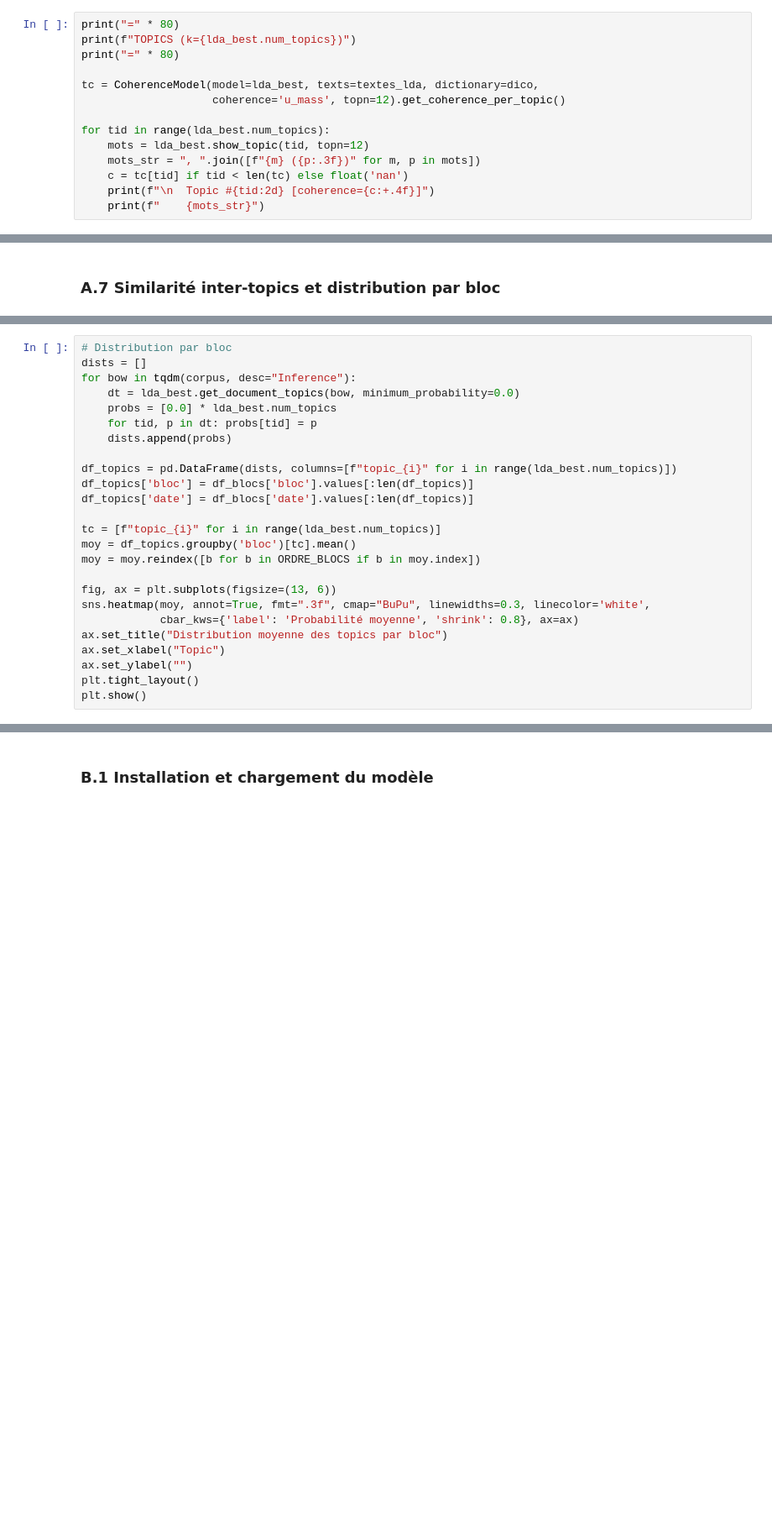
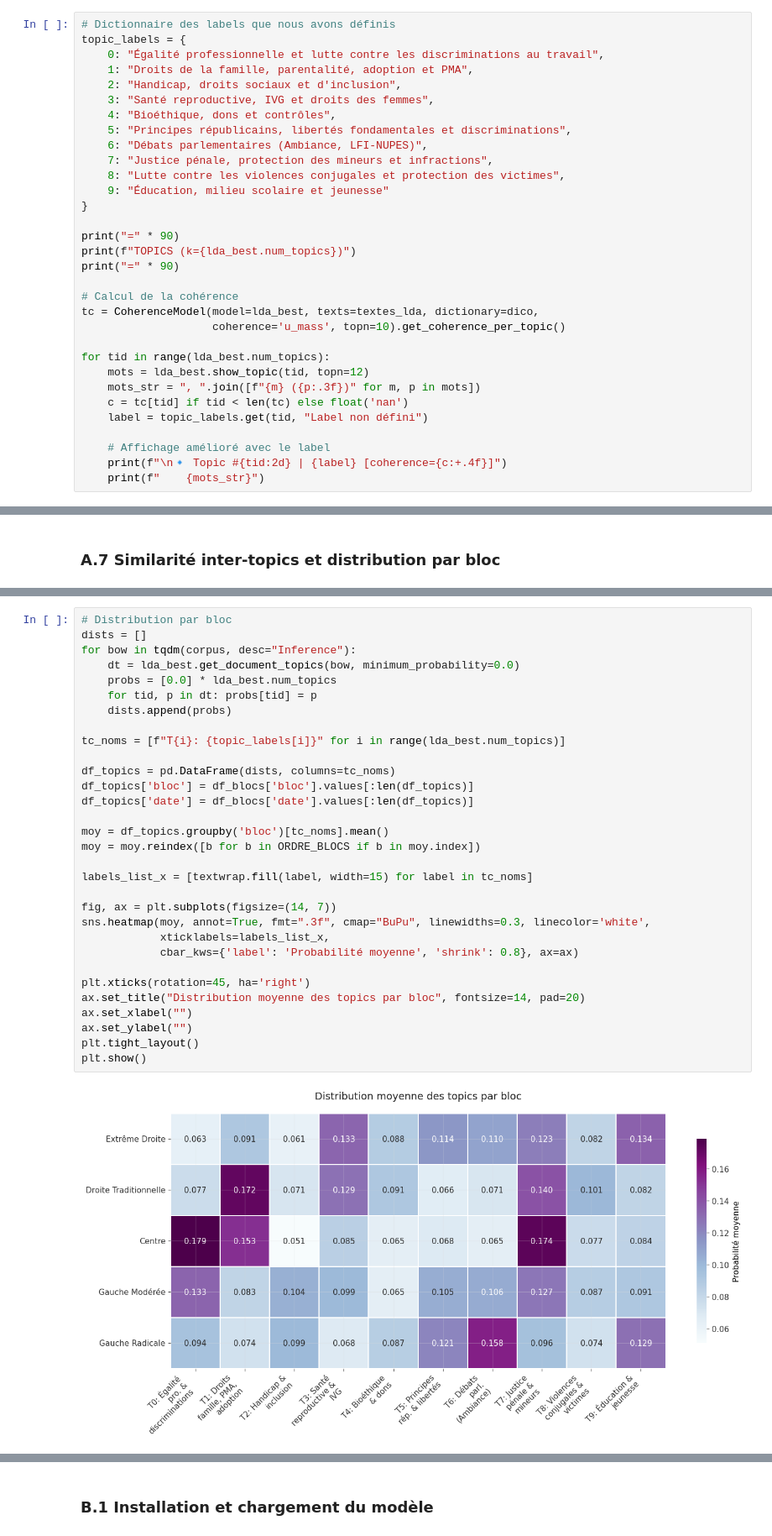
Before and after one commit to gabrielorsatti/projet_eco_socio, a Jupyter notebook: 04_analyse_semantique.ipynb, the cells around one changed output, grey strips where cells are left out. Shown at 84% size. Saved outputs shown, nothing was run; the diff lists cells and outputs as text; blank space fills up the shorter version.

```diff
--- a/04_analyse_semantique.ipynb
+++ b/04_analyse_semantique.ipynb
@@ -398,16 +470,34 @@ else:
 # %% [markdown]
 ### A.6 Inspection des topics
 # %%
-print("=" * 80)
+# Dictionnaire des labels que nous avons définis
+topic_labels = {
+    0: "Égalité professionnelle et lutte contre les discriminations au travail",
+    1: "Droits de la famille, parentalité, adoption et PMA",
+    2: "Handicap, droits sociaux et d'inclusion",
+    3: "Santé reproductive, IVG et droits des femmes",
+    4: "Bioéthique, dons et contrôles",
+    5: "Principes républicains, libertés fondamentales et discriminations",
+    6: "Débats parlementaires (Ambiance, LFI-NUPES)",
+    7: "Justice pénale, protection des mineurs et infractions",
+    8: "Lutte contre les violences conjugales et protection des victimes",
+    9: "Éducation, milieu scolaire et jeunesse"
+}
+
+print("=" * 90)
 print(f"TOPICS (k={lda_best.num_topics})")
-print("=" * 80)
+print("=" * 90)
 
+# Calcul de la cohérence
 tc = CoherenceModel(model=lda_best, texts=textes_lda, dictionary=dico,
-                    coherence='u_mass', topn=12).get_coherence_per_topic()
+                    coherence='u_mass', topn=10).get_coherence_per_topic()
 
 for tid in range(lda_best.num_topics):
     mots = lda_best.show_topic(tid, topn=12)
     mots_str = ", ".join([f"{m} ({p:.3f})" for m, p in mots])
     c = tc[tid] if tid < len(tc) else float('nan')
-    print(f"\n  Topic #{tid:2d} [coherence={c:+.4f}]")
+    label = topic_labels.get(tid, "Label non défini")
+
+    # Affichage amélioré avec le label
+    print(f"\n🔹 Topic #{tid:2d} | {label} [coherence={c:+.4f}]")
     print(f"    {mots_str}")
@@ -431,28 +563,36 @@ plt.show()
 # %%
 # Distribution par bloc
 dists = []
 for bow in tqdm(corpus, desc="Inference"):
     dt = lda_best.get_document_topics(bow, minimum_probability=0.0)
     probs = [0.0] * lda_best.num_topics
     for tid, p in dt: probs[tid] = p
     dists.append(probs)
 
-df_topics = pd.DataFrame(dists, columns=[f"topic_{i}" for i in range(lda_best.num_topics)])
+tc_noms = [f"T{i}: {topic_labels[i]}" for i in range(lda_best.num_topics)]
+
+df_topics = pd.DataFrame(dists, columns=tc_noms)
 df_topics['bloc'] = df_blocs['bloc'].values[:len(df_topics)]
 df_topics['date'] = df_blocs['date'].values[:len(df_topics)]
 
-tc = [f"topic_{i}" for i in range(lda_best.num_topics)]
-moy = df_topics.groupby('bloc')[tc].mean()
+moy = df_topics.groupby('bloc')[tc_noms].mean()
 moy = moy.reindex([b for b in ORDRE_BLOCS if b in moy.index])
 
-fig, ax = plt.subplots(figsize=(13, 6))
+labels_list_x = [textwrap.fill(label, width=15) for label in tc_noms]
+
+fig, ax = plt.subplots(figsize=(14, 7))
 sns.heatmap(moy, annot=True, fmt=".3f", cmap="BuPu", linewidths=0.3, linecolor='white',
+            xticklabels=labels_list_x,
             cbar_kws={'label': 'Probabilité moyenne', 'shrink': 0.8}, ax=ax)
-ax.set_title("Distribution moyenne des topics par bloc")
-ax.set_xlabel("Topic")
+
+plt.xticks(rotation=45, ha='right')
+ax.set_title("Distribution moyenne des topics par bloc", fontsize=14, pad=20)
+ax.set_xlabel("")
 ax.set_ylabel("")
 plt.tight_layout()
 plt.show()
+# %% [output]
+[figure, added]
 # %% [markdown]
 ### A.8 Evolution temporelle d'un topic
 
```
Also changed, not shown: parts of 40 cells of this notebook, 3 other files.
